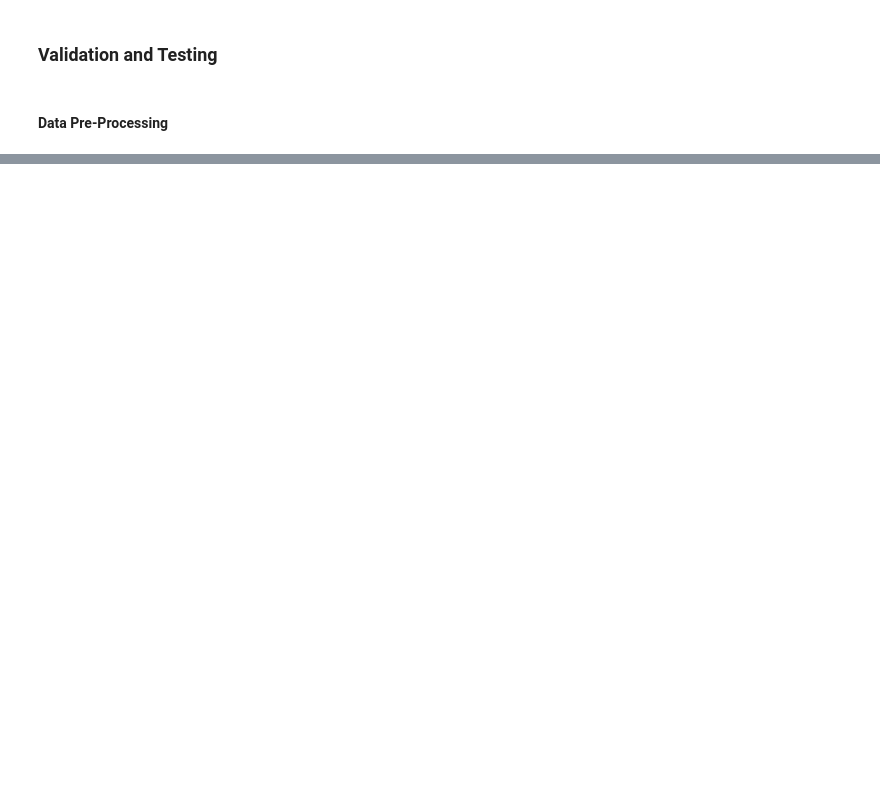
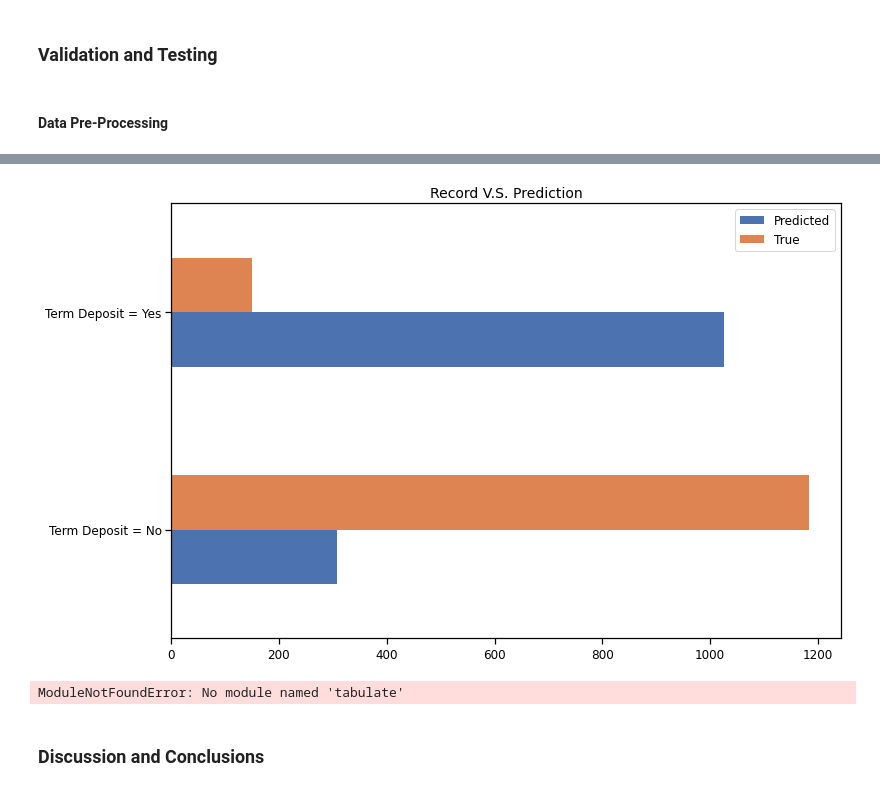
Before and after one commit to katie-hu/Bank_Marketing, a Jupyter notebook: Team 4 Final Project.ipynb, the cells around one changed output, grey strips where cells are left out. Saved outputs shown, nothing was run; the diff lists cells and outputs as text; code cells hidden in the pictures; blank space fills up the shorter version.

Commit message:
Rough Draft - In Progress
Still need to fix some errors.

```diff
--- a/Team 4 Final Project.ipynb
+++ b/Team 4 Final Project.ipynb
@@ -1079,0 +1502,50 @@ logit_reg_rebal_predictors = best_variables
+# %%
+
+# compare predictions to the true records
+
+final_pred = rf_test.predict(test_X)
+
+test['Final Predictions'] = final_pred
+
+# count of "0" in the test set
+count_0_true = (test['deposit'] == 0).sum()
+
+# count of "0" predicted
+count_0_pred = (test['Final Predictions'] == 0).sum()
+
+
+# count of "1" in the test set
+count_1_true = (test['deposit'] == 1).sum()
+
+# count of "1" in prediction
+count_1_pred = (test['Final Predictions'] == 1).sum()
+# %%
+# use horizontal barchart to visualize the difference
+
+predict = [count_0_pred, count_1_pred]
+true = [count_0_true, count_1_true]
+index = ['Term Deposit = No', 'Term Deposit = Yes']
+df = pd.DataFrame({'Predicted': predict,
+                   'True': true}, index=index)
+
+
+
+ax = df.plot.barh(figsize=[12, 8], fontsize=12)
+ax.set_title('Record V.S. Prediction', fontsize=14)
+leg = ax.legend()
+# %% [output]
+[figure, added]
+# %%
+from tabulate import tabulate
+
+# assign data
+table = [{"", "Successful Term Deposit", "No Term Deposit"},
+          {"Records", count_0_true, count_1_true},
+          {"Prediction",count_0_pred, count_1_pred}]
+
+# display table
+print(tabulate(table,  tablefmt="grid"))
+# %% [output]
+ModuleNotFoundError: No module named 'tabulate'
+# %% [markdown]
+### Discussion and Conclusions
```
Also changed, not shown: parts of 63 cells of this notebook, 1 other file.
